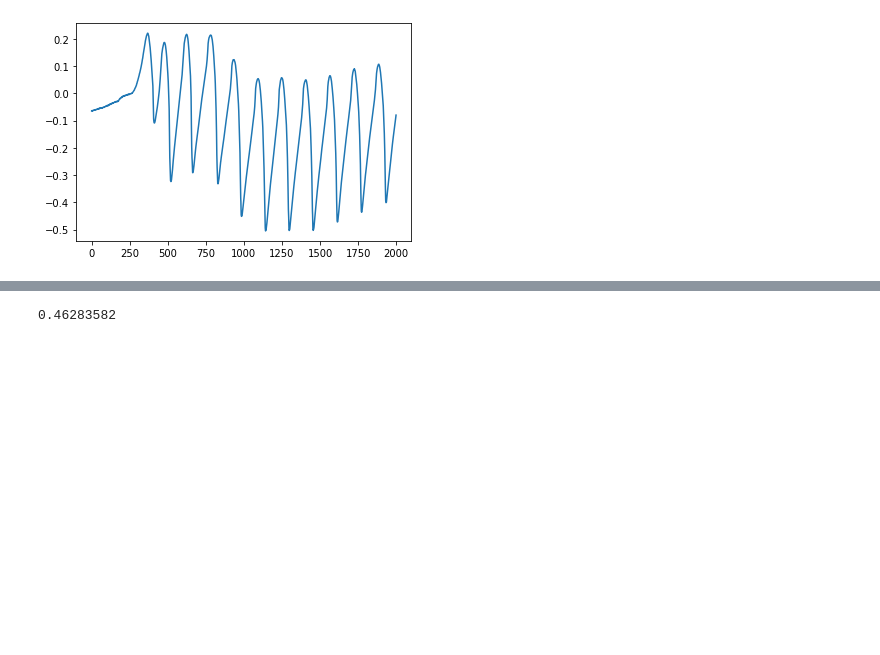
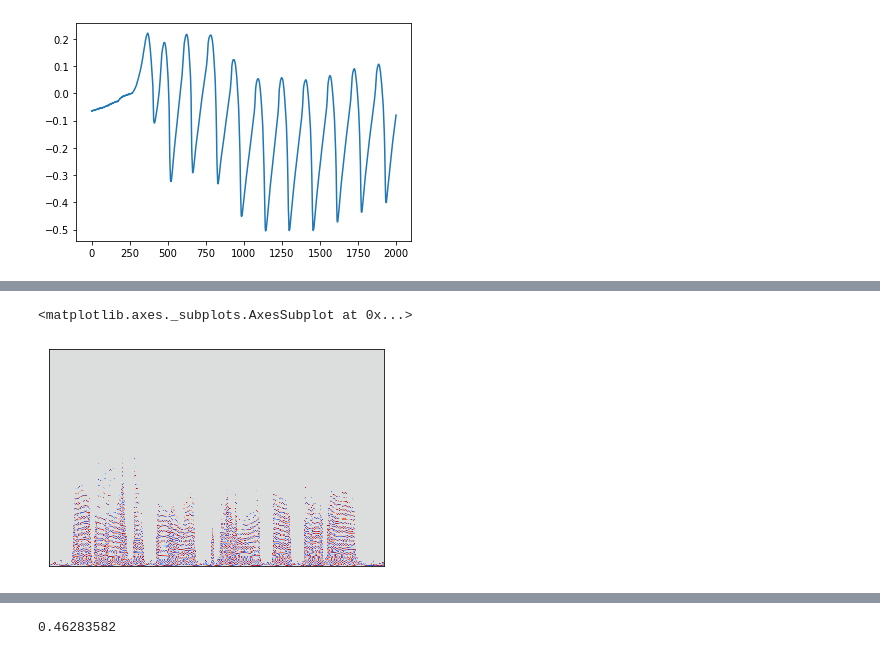
Before and after one commit to SeongwoongCho/SpeechToEGG, a Jupyter notebook: Testing Script.ipynb, the cells around one changed output, grey strips where cells are left out. Drawn from its saved outputs; the diff is of its cells as text; code cells hidden in the pictures; blank space fills up the shorter version.

```diff
--- a/Testing Script.ipynb
+++ b/Testing Script.ipynb
@@ -357,2 +359,7 @@ plt.plot(original_signal[10000:12000])
 # %%
 recon_signal = librosa.istft(mask*mag*(np.cos(phase)+1j*np.sin(phase)),hop_length=128,win_length=512)
+# %%
+librosa.display.specshow(mask_original*phase_original)
+# %% [output]
+<matplotlib.axes._subplots.AxesSubplot at 0x...>
+[figure, added]
```
Also changed, not shown: parts of 10 cells of this notebook, 10 other files.
